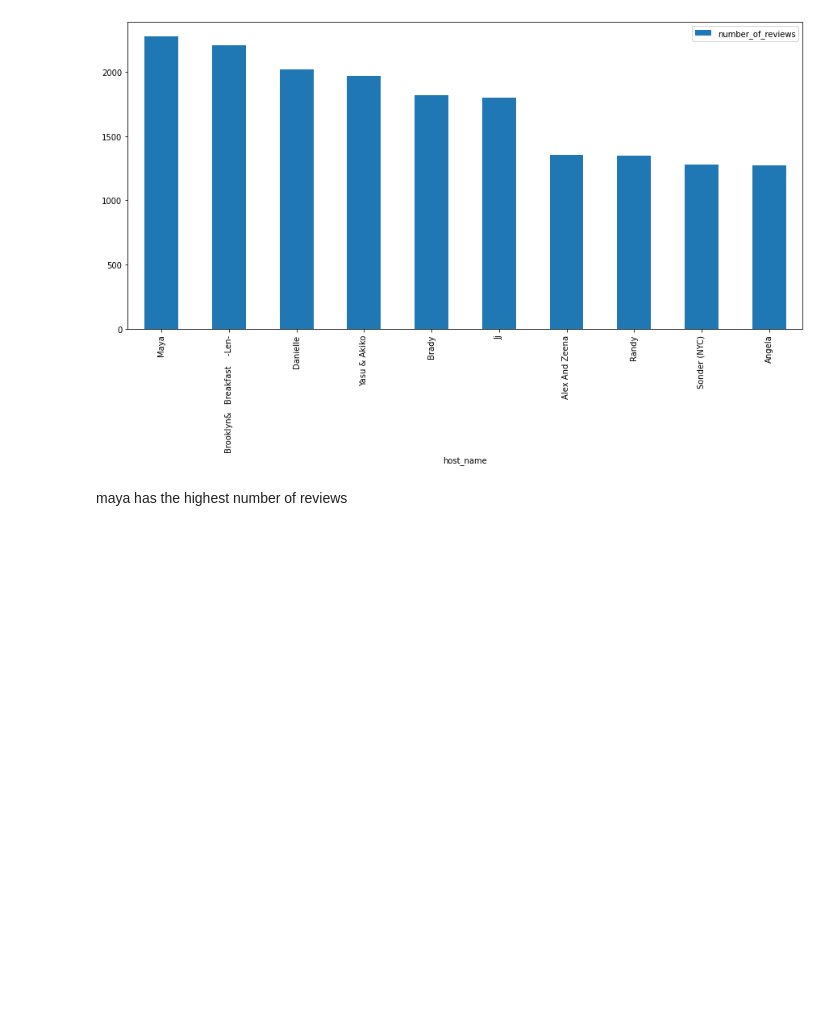
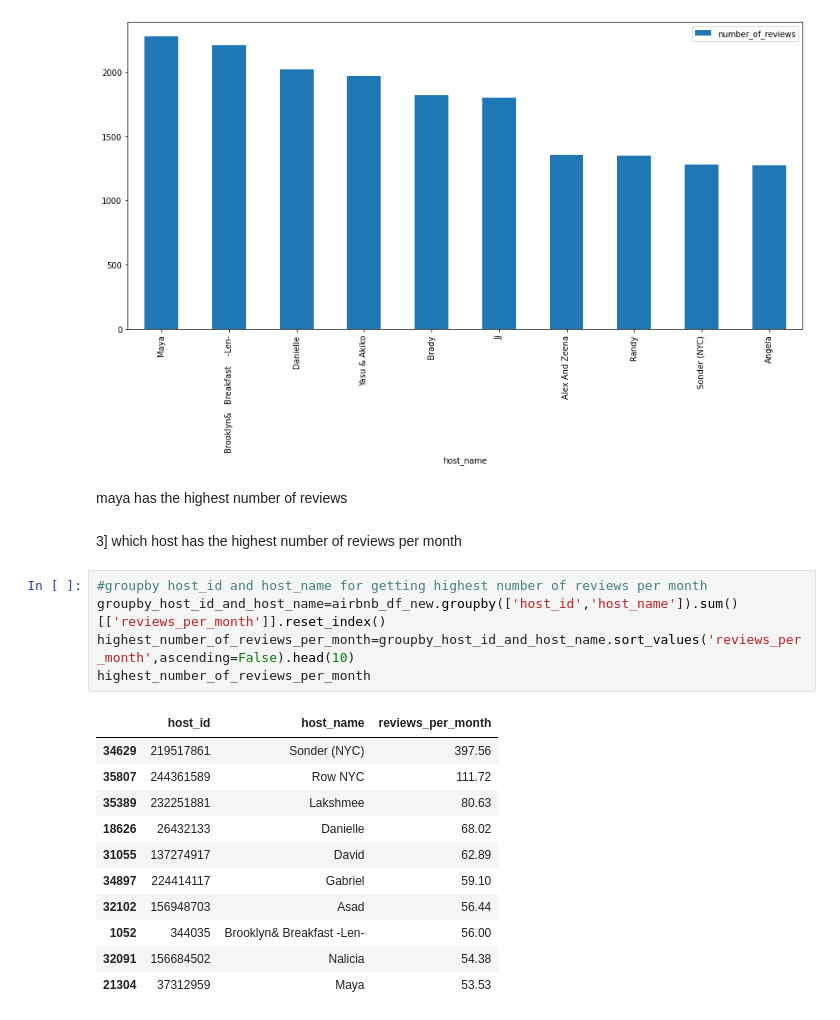
Before and after one commit to pranilthorat/Airbnb-Booking-Analysis, a Jupyter notebook: github_airbnb_capstone_project.ipynb, the cells around one changed output. Saved outputs shown, nothing was run; the diff lists cells and outputs as text; blank space fills up the shorter version.

```diff
--- a/github_airbnb_capstone_project.ipynb
+++ b/github_airbnb_capstone_project.ipynb
@@ -215,3 +215,22 @@ highest_number_of_reviews.plot(kind='bar',x='host_name',y='number_of_reviews')
 [figure]
 # %% [markdown]
 maya has the highest number of reviews
+# %% [markdown]
+3] which host has the highest number of reviews per month
+# %%
+#groupby host_id and host_name for getting highest number of reviews per month
+groupby_host_id_and_host_name=airbnb_df_new.groupby(['host_id','host_name']).sum()[['reviews_per_month']].reset_index()
+highest_number_of_reviews_per_month=groupby_host_id_and_host_name.sort_values('reviews_per_month',ascending=False).head(10)
+highest_number_of_reviews_per_month
+# %% [output]
+|  | host_id | host_name | reviews_per_month |
+| 34629 | 219517861 | Sonder (NYC) | 397.56 |
+| 35807 | 244361589 | Row NYC | 111.72 |
+| 35389 | 232251881 | Lakshmee | 80.63 |
+| 18626 | 26432133 | Danielle | 68.02 |
+| 31055 | 137274917 | David | 62.89 |
+| 34897 | 224414117 | Gabriel | 59.10 |
+| 32102 | 156948703 | Asad | 56.44 |
+| 1052 | 344035 | Brooklyn& Breakfast -Len- | 56.00 |
+| 32091 | 156684502 | Nalicia | 54.38 |
+| 21304 | 37312959 | Maya | 53.53 |
```
Also changed, not shown: parts of 2 cells of this notebook.
